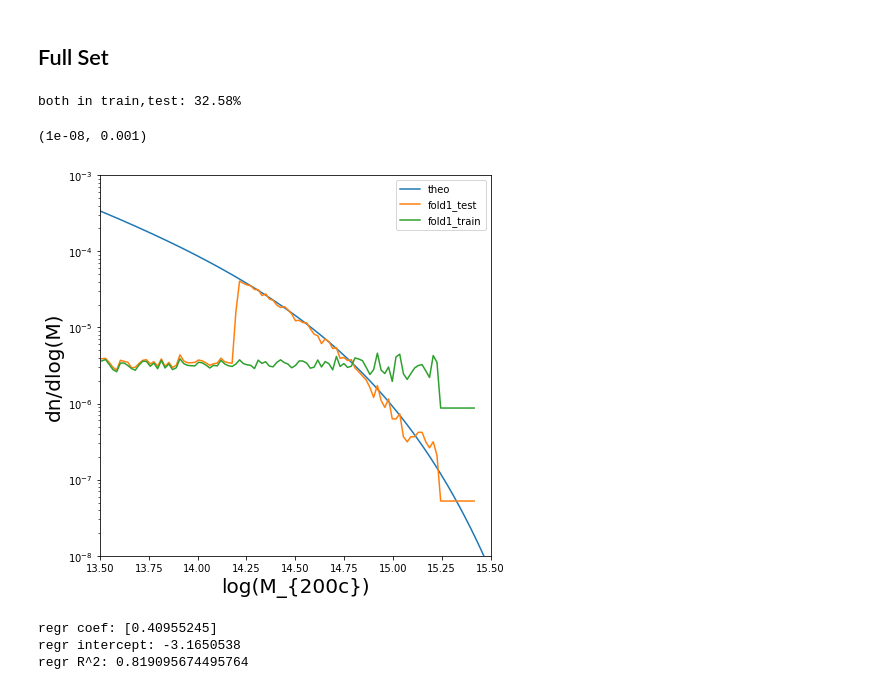
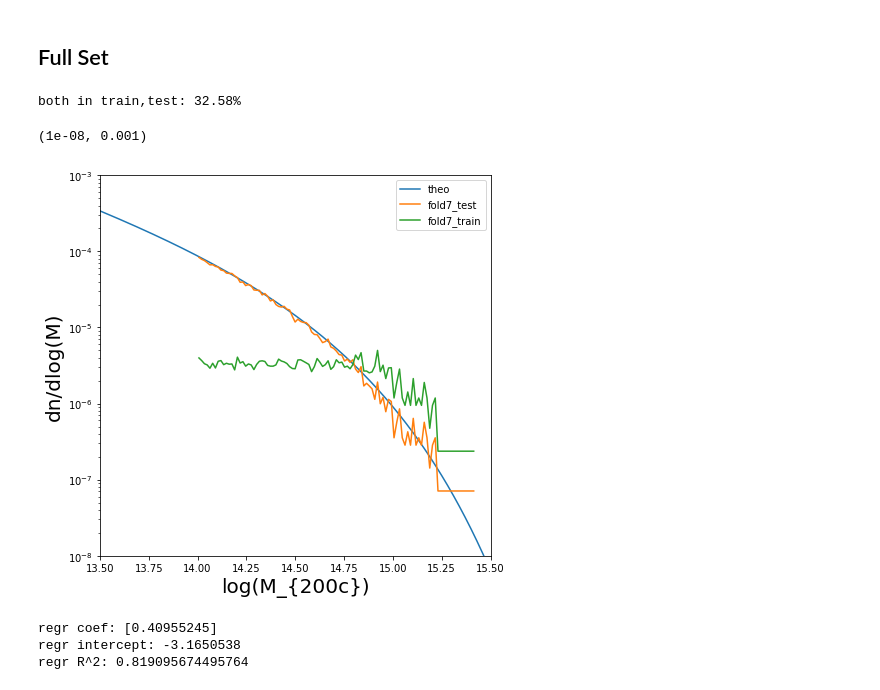
Before and after one commit to McWilliamsCenter/halo_cnn, a Jupyter notebook: notebooks/data.ipynb, the cells around one changed output. Saved outputs shown, nothing was run; the diff lists cells and outputs as text; code cells hidden in the pictures.

```diff
--- a/notebooks/data.ipynb
+++ b/notebooks/data.ipynb
@@ -52,7 +52,7 @@ print(dat_UM.dtype.names)
 # print(sys.getsizeof(dat_MD)/10.**9, ' GB')
 # print(dat_MD.dtype.names, '\n')
 # %%
-dat_hmf = np.loadtxt(os.path.join(wdir, 'data_raw', 'dn_by_dm_md_om=0.307_s8=0.823_z=0.117.txt'))
+dat_hmf = np.loadtxt(os.path.join(wdir, 'data_raw', 'dn_dlogm_MDPL2_z=0.117_Macc.txt'))
 
 x_hmf, y_hmf = zip(*dat_hmf)
 # %% [markdown]
@@ -119,37 +119,37 @@ ax = f.add_subplot(111)
 
 ax.plot(np.log10(x_hmf),y_hmf, label='theo')
 
 fold = np.random.randint(10)
-dat = dat_UM#[dat_UM['fold']==fold]
+dat = dat_MD#[dat_UM['fold']==fold]
 
 # matt.histplot(np.log10(dat_MD['Mtot'][dat_MD['intrain']==True]),
 #               n=100, label='MD_train',log=1, box=True, ax=ax)
 # matt.histplot(np.log10(dat_MD['Mtot'][dat_MD['intest']==True]),
 #               n=100, label='MD_test',log=1, box=True, ax=ax)
 
 # matt.histplot(np.log10(dat_UM['Mtot'][dat_UM['intest']==1]),
 #               n=100, label='UM_test',log=1, box=True, ax=ax)
 # matt.histplot(np.log10(dat_UM['Mtot'][dat_UM['intrain']==1]),
 #               n=100, label='UM_train',log=1, box=True, ax=ax)
 
 matt.histplot(np.log10(dat['Mtot'][dat['intest']==1]),
-              n=100, label='fold'+str(fold)+'_test',log=1, box=True, ax=ax)
+              n=100, label='fold'+str(fold)+'_test',log=1, box=True, ax=ax, func=lambda x: x/3)
 matt.histplot(np.log10(dat['Mtot'][dat['intrain']==1]),
-              n=100, label='fold'+str(fold)+'_train',log=1, box=True, ax=ax)
+              n=100, label='fold'+str(fold)+'_train',log=1, box=True, ax=ax, func=lambda x: x/3)
 
 print('both in train,test: ' + str(100*np.sum((dat_UM['intest']==1) &
                                               (dat_UM['intrain']==1))*1./len(dat_UM))[:5] + '%')
 
 ax.set_xlabel(r'log(M_{200c})', fontsize=20)
 ax.set_ylabel(r'dn/dlog(M)', fontsize=20)
 ax.legend()
 
 ax.set_xlim(13.5,15.5)
 ax.set_ylim(10**-8,10**-3)
 # %% [output]
 both in train,test: 32.58%
 (1e-08, 0.001)
-[figure, old version]
+[figure, new version]
 # %%
 X = np.reshape(np.log10(dat_MD['Mtot']),(len(dat_MD),1))
 Y = np.log10(dat_MD['sigmav'])
```
Also changed, not shown: 3 other files.
